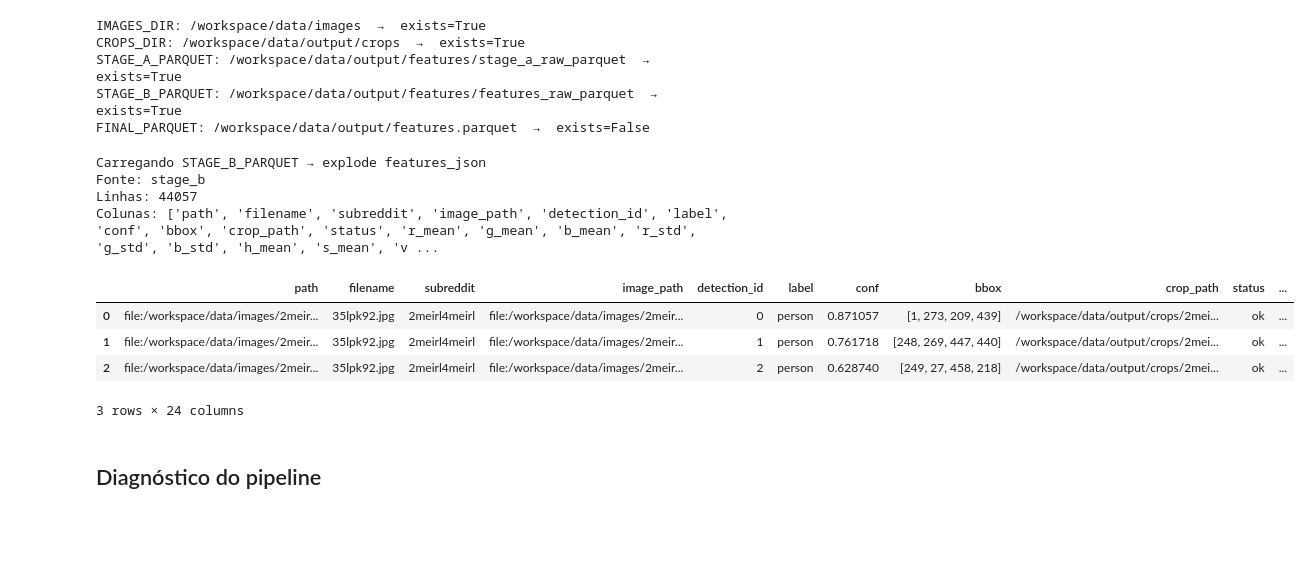
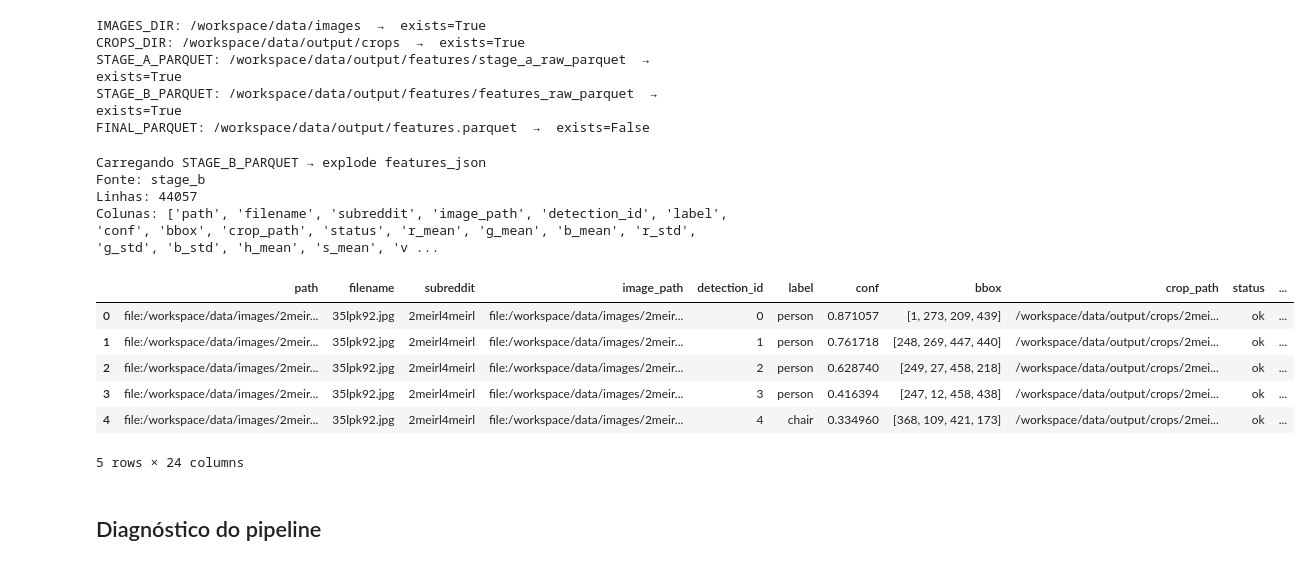
Before and after one commit to ronanpjr/pde-reddit, a Jupyter notebook: notebooks/presentation_pipeline.ipynb, the cells around one changed output. Saved outputs shown, nothing was run; the diff lists cells and outputs as text; code cells hidden in the pictures; blank space fills up the shorter version.

```diff
--- a/notebooks/presentation_pipeline.ipynb
+++ b/notebooks/presentation_pipeline.ipynb
@@ -98,35 +98,37 @@ elif os.path.exists(STAGE_B_PARQUET):
         raw_df = det_df
     source_used = "stage_b"
 elif os.path.exists(STAGE_A_PARQUET):
     print("Carregando STAGE_A_PARQUET (Stage A apenas, sem OCR/embeddings)")
     raw_df = pd.read_parquet(STAGE_A_PARQUET)
     if "stage_a_json" in raw_df.columns:
         det_df = _explode_json_column(raw_df, "stage_a_json")
         raw_df = det_df
     source_used = "stage_a"
 else:
     raise FileNotFoundError(
         f"Nenhum dos caminhos esperados foi encontrado.\n"
         f"  FINAL_PARQUET: {FINAL_PARQUET}\n"
         f"  STAGE_B_PARQUET: {STAGE_B_PARQUET}\n"
         f"  STAGE_A_PARQUET: {STAGE_A_PARQUET}"
     )
 
 df = raw_df.copy()
 print(f"Fonte: {source_used}")
 print(f"Linhas: {len(df)}")
 print(f"Colunas: {df.columns.tolist()}")
-display(df.head(3))
+display(df.head(5))
 # %% [output]
 Carregando STAGE_B_PARQUET → explode features_json
 Fonte: stage_b
 Linhas: 44057
 Colunas: ['path', 'filename', 'subreddit', 'image_path', 'detection_id', 'label', 'conf', 'bbox', 'crop_path', 'status', 'r_mean', 'g_mean', 'b_mean', 'r_std', 'g_std', 'b_std', 'h_mean', 's_mean', 'v ...
 |  | path | filename | subreddit | image_path | detection_id | label | conf | bbox | crop_path | status | ... |
 | 0 | file:/workspace/data/images/2meir... | 35lpk92.jpg | 2meirl4meirl | file:/workspace/data/images/2meir... | 0 | person | 0.871057 | [1, 273, 209, 439] | /workspace/data/output/crops/2mei... | ok | ... |
 | 1 | file:/workspace/data/images/2meir... | 35lpk92.jpg | 2meirl4meirl | file:/workspace/data/images/2meir... | 1 | person | 0.761718 | [248, 269, 447, 440] | /workspace/data/output/crops/2mei... | ok | ... |
 | 2 | file:/workspace/data/images/2meir... | 35lpk92.jpg | 2meirl4meirl | file:/workspace/data/images/2meir... | 2 | person | 0.628740 | [249, 27, 458, 218] | /workspace/data/output/crops/2mei... | ok | ... |
+| 3 | file:/workspace/data/images/2meir... | 35lpk92.jpg | 2meirl4meirl | file:/workspace/data/images/2meir... | 3 | person | 0.416394 | [247, 12, 458, 438] | /workspace/data/output/crops/2mei... | ok | ... |
+| 4 | file:/workspace/data/images/2meir... | 35lpk92.jpg | 2meirl4meirl | file:/workspace/data/images/2meir... | 4 | chair | 0.334960 | [368, 109, 421, 173] | /workspace/data/output/crops/2mei... | ok | ... |
-3 rows × 24 columns
+5 rows × 24 columns
 # %% [markdown]
 ## Diagnóstico do pipeline
 # %%
```
Also changed, not shown: parts of 4 cells of this notebook.
